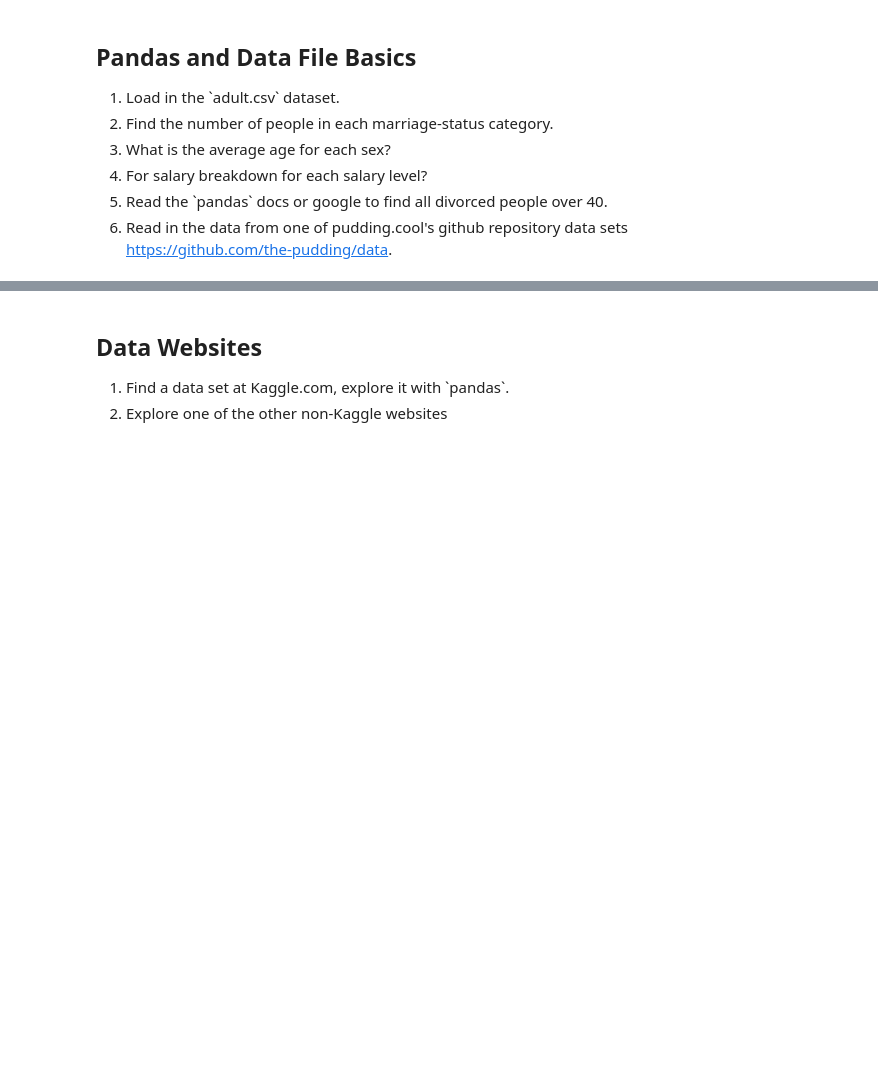
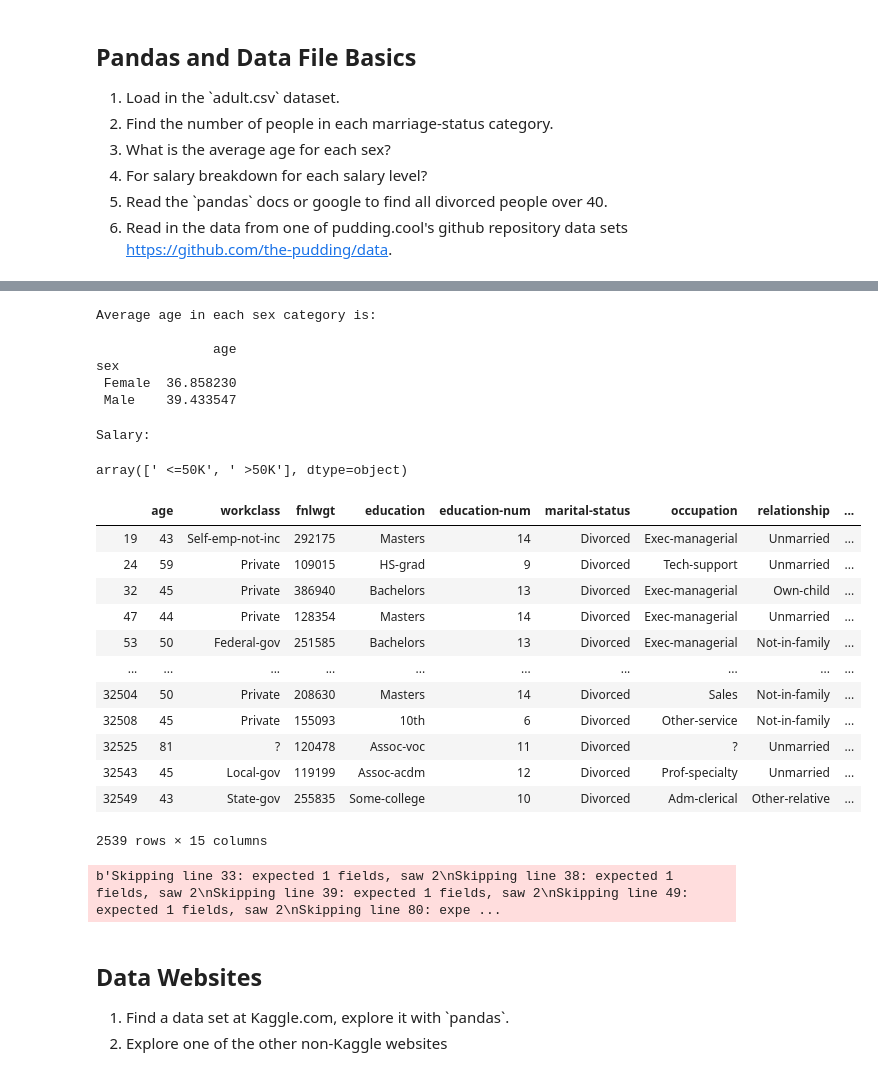
Before and after one commit to yuxinxwang/Code2020Materials, a Jupyter notebook: Homework/Data Gathering Homework.ipynb, the cells around one changed output, grey strips where cells are left out. Saved outputs shown, nothing was run; the diff lists cells and outputs as text; code cells hidden in the pictures; blank space fills up the shorter version.

```diff
--- a/Homework/Data Gathering Homework.ipynb
+++ b/Homework/Data Gathering Homework.ipynb
@@ -13,3 +13,18 @@ In this notebook are some exercises to gain more experience with the data gather
     <li>Read the `pandas` docs or google to find all divorced people over 40.</li>
     <li>Read in the data from one of pudding.cool's github repository data sets <a href="https://github.com/the-pudding/data">https://github.com/the-pudding/data</a>.</li>
 </ol>
+# %%
+### SPACE TO ANSWER #####
+import pandas as pd
+
+# Note that there is a column name mismatch -- we extract column names
+# and data seperately.
+
+# First extract column names
+df = pd.read_csv("../Lectures/DataGathering/adult.csv", nrows=0)
+COLS = list(header.columns)
+# %%
+# Then we are ready to load the entire dataset
+df = pd.read_csv("../Lectures/DataGathering/adult.csv", skiprows=[0], names=COLS)
+# %%
+df['marital-status'] = df['marital-status'].apply(lambda x: x.strip())
@@ -16,4 +45,38 @@ In this notebook are some exercises to gain more experience with the data gather
+# %%
+### SPACE TO ANSWER #####
+print('Average age in each sex category is:\n')
+print(df[['age', 'sex']].groupby('sex').mean())
+# %% [output]
+Average age in each sex category is:
+
+               age
+sex
+ Female  36.858230
+ Male    39.433547
 # %%
 ### SPACE TO ANSWER #####
+
+print("Salary:\n")
+df['salary'].unique()
+# %% [output]
+Salary:
+array([' <=50K', ' >50K'], dtype=object)
 # %%
 ### SPACE TO ANSWER #####
+
+
+df[(df['marital-status']=='Divorced') & (df['age']>40)]
+# %% [output]
+|  | age | workclass | fnlwgt | education | education-num | marital-status | occupation | relationship | ... |
+| 19 | 43 | Self-emp-not-inc | 292175 | Masters | 14 | Divorced | Exec-managerial | Unmarried | ... |
+| 24 | 59 | Private | 109015 | HS-grad | 9 | Divorced | Tech-support | Unmarried | ... |
+| 32 | 45 | Private | 386940 | Bachelors | 13 | Divorced | Exec-managerial | Own-child | ... |
+| 47 | 44 | Private | 128354 | Masters | 14 | Divorced | Exec-managerial | Unmarried | ... |
+| 53 | 50 | Federal-gov | 251585 | Bachelors | 13 | Divorced | Exec-managerial | Not-in-family | ... |
+| ... | ... | ... | ... | ... | ... | ... | ... | ... | ... |
+| 32504 | 50 | Private | 208630 | Masters | 14 | Divorced | Sales | Not-in-family | ... |
+| 32508 | 45 | Private | 155093 | 10th | 6 | Divorced | Other-service | Not-in-family | ... |
+| 32525 | 81 | ? | 120478 | Assoc-voc | 11 | Divorced | ? | Unmarried | ... |
+| 32543 | 45 | Local-gov | 119199 | Assoc-acdm | 12 | Divorced | Prof-specialty | Unmarried | ... |
+| 32549 | 43 | State-gov | 255835 | Some-college | 10 | Divorced | Adm-clerical | Other-relative | ... |
+2539 rows × 15 columns
@@ -24,3 +83,8 @@ In this notebook are some exercises to gain more experience with the data gather
+# %%
+url = "https://github.com/the-pudding/data/blob/master/birth-control/everused.csv"
+candy = pd.read_csv(url, error_bad_lines=False)
+# %% [output]
+b'Skipping line 33: expected 1 fields, saw 2\nSkipping line 38: expected 1 fields, saw 2\nSkipping line 39: expected 1 fields, saw 2\nSkipping line 49: expected 1 fields, saw 2\nSkipping line 80: expe ...
 # %% [markdown]
 ## Data Websites
 
```
Also changed, not shown: parts of 7 cells of this notebook, 4 other files.
